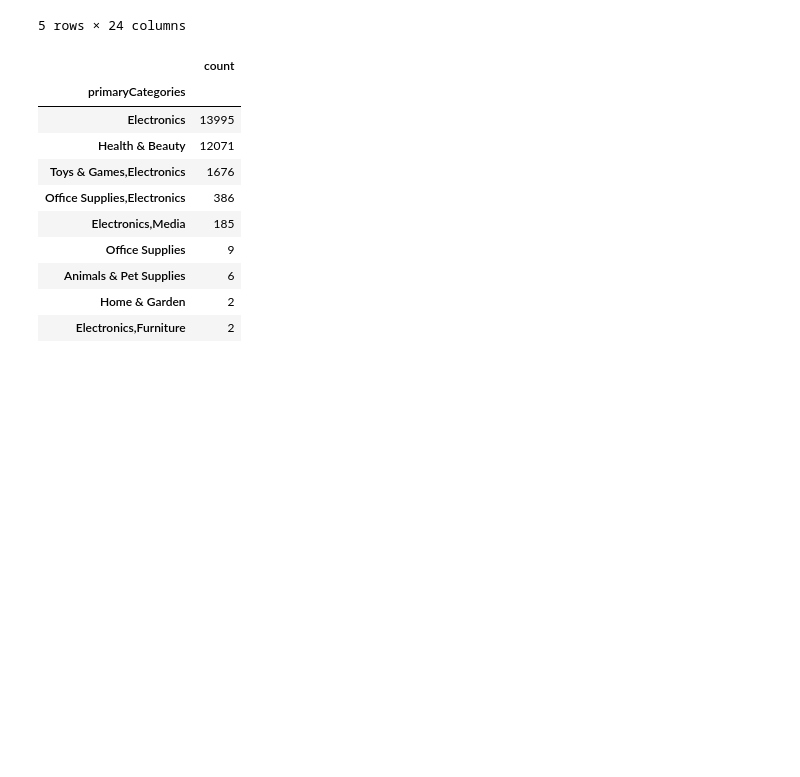
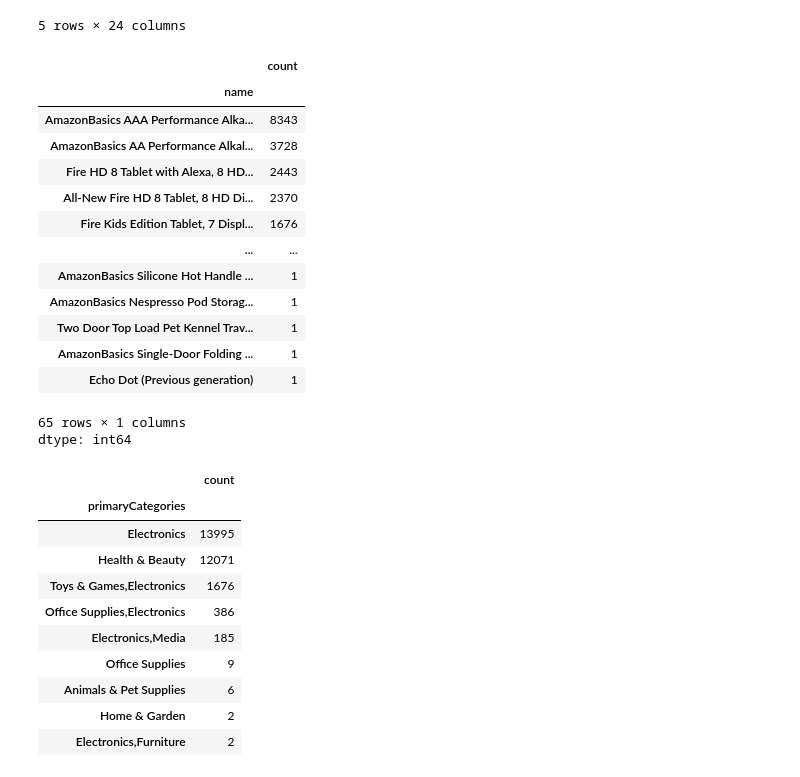
Before and after one commit to RanwahSadik/Automated-Customers-Review, a Jupyter notebook: Project_NLP.ipynb, the cells around one changed output. Saved outputs shown, nothing was run; the diff lists cells and outputs as text; code cells hidden in the pictures; blank space fills up the shorter version.

```diff
--- a/Project_NLP.ipynb
+++ b/Project_NLP.ipynb
@@ -450,4 +504,22 @@ df.head()
 | 3 | AVpgNzjwLJeJML43Kpxn | 2015-10-30T08:59:32Z | 2019-04-25T09:08:16Z | AmazonBasics AAA Performance Alka... | B00QWO9P0O,B00LH3DMUO | Amazonbasics | AA,AAA,Health,Electronics,Health ... | Health & Beauty | https://images-na.ssl-images-amaz... | ... |
 | 4 | AVpgNzjwLJeJML43Kpxn | 2015-10-30T08:59:32Z | 2019-04-25T09:08:16Z | AmazonBasics AAA Performance Alka... | B00QWO9P0O,B00LH3DMUO | Amazonbasics | AA,AAA,Health,Electronics,Health ... | Health & Beauty | https://images-na.ssl-images-amaz... | ... |
 5 rows × 24 columns
+# %%
+df['name'].value_counts()
+# %% [output]
+|  | count |
+| name |  |
+| AmazonBasics AAA Performance Alka... | 8343 |
+| AmazonBasics AA Performance Alkal... | 3728 |
+| Fire HD 8 Tablet with Alexa, 8 HD... | 2443 |
+| All-New Fire HD 8 Tablet, 8 HD Di... | 2370 |
+| Fire Kids Edition Tablet, 7 Displ... | 1676 |
+| ... | ... |
+| AmazonBasics Silicone Hot Handle ... | 1 |
+| AmazonBasics Nespresso Pod Storag... | 1 |
+| Two Door Top Load Pet Kennel Trav... | 1 |
+| AmazonBasics Single-Door Folding ... | 1 |
+| Echo Dot (Previous generation) | 1 |
+65 rows × 1 columns
+dtype: int64
 # %%
```
Also changed, not shown: parts of 30 cells of this notebook.
